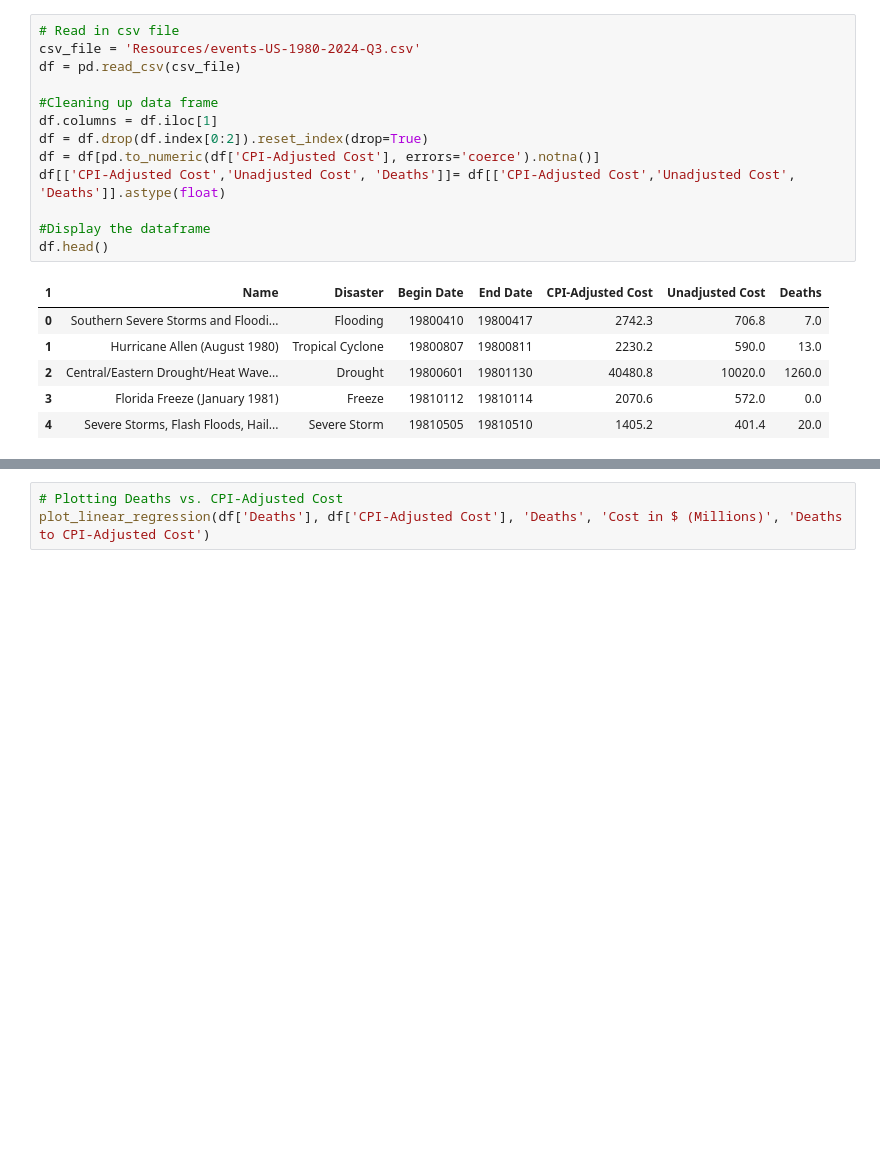
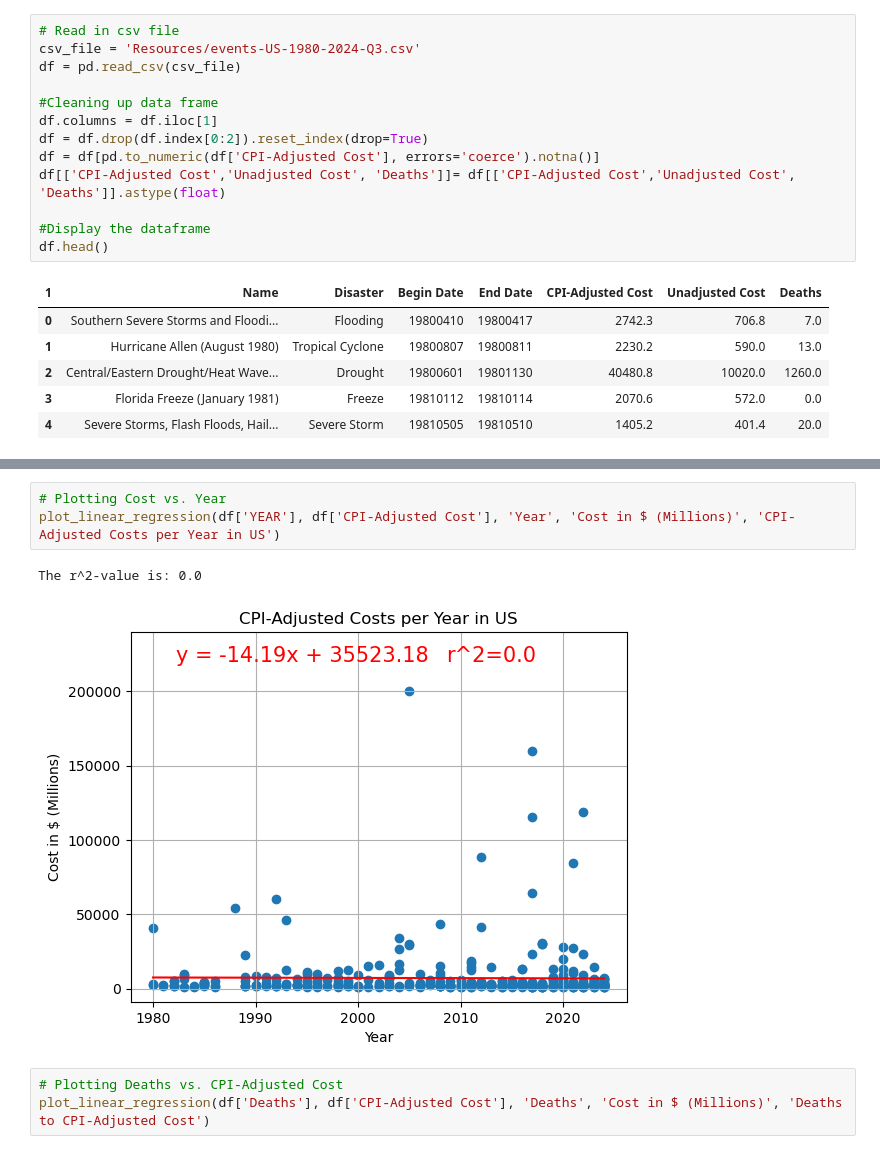
Before and after one commit to andrewplane/project_one, a Jupyter notebook: main_combined.ipynb, the cells around one changed output, grey strips where cells are left out. Cells and saved outputs as stored; diff of their text form; blank space fills up the shorter version.

```diff
--- a/main_combined.ipynb
+++ b/main_combined.ipynb
@@ -483,3 +500,9 @@ df.head()
+# %%
+# Plotting Cost vs. Year
+plot_linear_regression(df['YEAR'], df['CPI-Adjusted Cost'], 'Year', 'Cost in $ (Millions)', 'CPI-Adjusted Costs per Year in US')
+# %% [output]
+The r^2-value is: 0.0
+[figure, added]
 # %%
 # Plotting Deaths vs. CPI-Adjusted Cost
 plot_linear_regression(df['Deaths'], df['CPI-Adjusted Cost'], 'Deaths', 'Cost in $ (Millions)', 'Deaths to CPI-Adjusted Cost')
```
Also changed, not shown: parts of 3 cells of this notebook, 2 other files.
